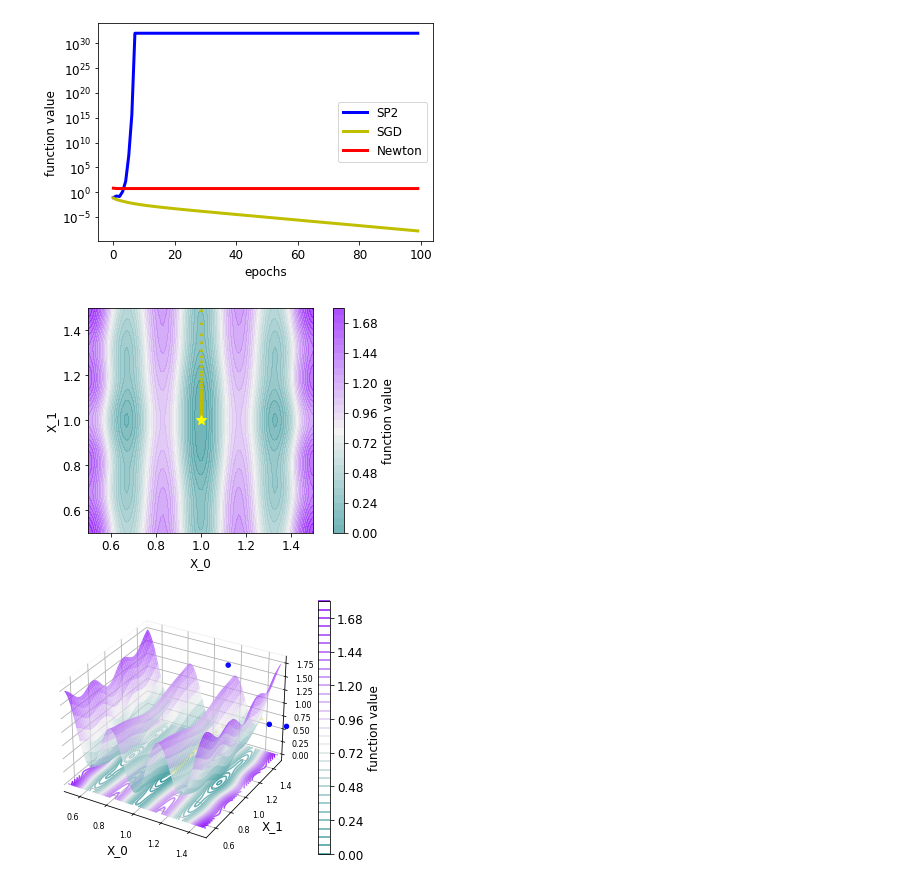
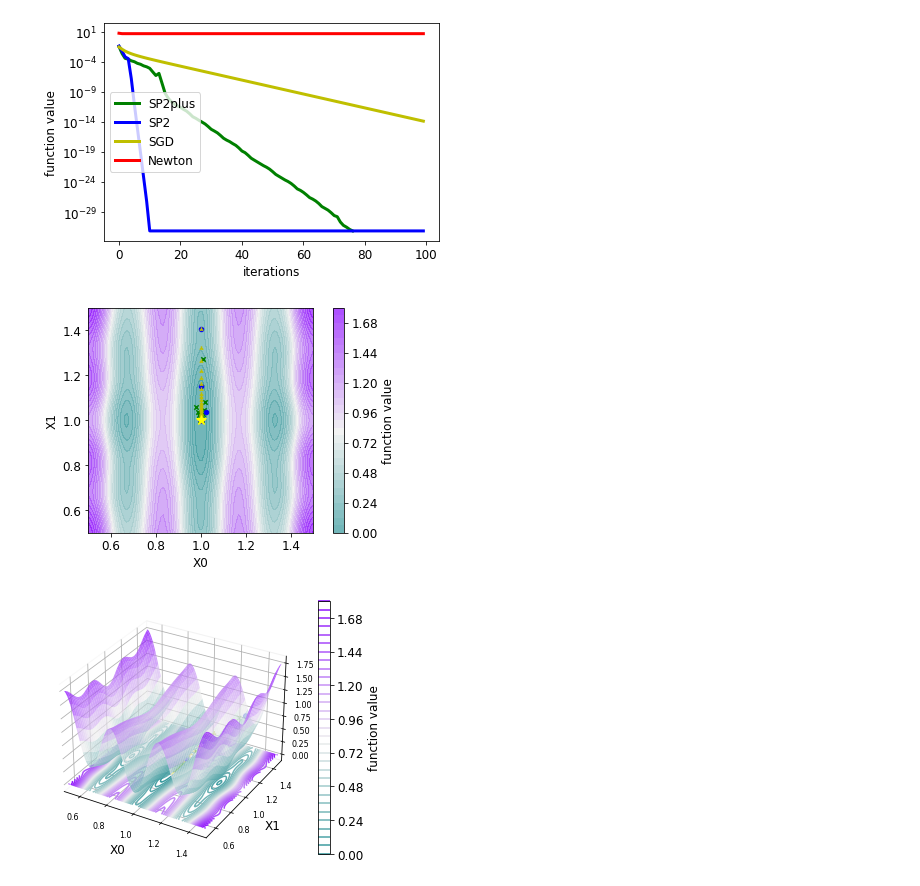
Before and after one commit to gowerrobert/sps_optimizers_with_martin_plots, a Jupyter notebook: 2D_examplesVisualization_rob_version.ipynb, the cells around one changed output. Saved outputs shown, nothing was run; the diff lists cells and outputs as text; code cells hidden in the pictures.

```diff
--- a/2D_examplesVisualization_rob_version.ipynb
+++ b/2D_examplesVisualization_rob_version.ipynb
@@ -117,9 +117,12 @@ def run_SP2(computeValue, epochs=20, d=2, lr =1.0, inner_steps = 10, x0=None):
                 wdiff = torch.sub(w,x)
                 hessvgrad = torch.autograd.functional.hvp(funci, x, wdiff, create_graph=True)[1]
                 with torch.no_grad():
-                    q = fi + torch.dot(grad,wdiff) +0.5*torch.dot(grad,hessvgrad)
+                    q = fi + torch.dot(grad,wdiff) +0.5*torch.dot(wdiff,hessvgrad)
                     nablaq = torch.add(grad,hessvgrad)
-                    w.sub_(nablaq , alpha = q/torch.norm(nablaq)**2)
+                    nablaqnorm = torch.norm(nablaq)
+                    if nablaqnorm <1e-22:
+                        break
+                    w.sub_(nablaq , alpha = lr*q/nablaqnorm**2)
             with torch.no_grad():
                 # x = torch.clone(w)
                 x = w
@@ -210,17 +213,17 @@ font = {'size'   : 12}
 import matplotlib
 matplotlib.rc('font', **font)
 
-def plot_level_set_results(bench_function, x_lists,  styles):
-    labels = ['SP2', 'SGD', 'Newton']
-    colors = ['b', 'y', 'r']
-    markers = ["o", "2" , "P"]
+def plot_level_set_results(bench_function, x_lists):
+    labels = ['SP2plus', 'SP2', 'SGD', 'Newton']
+    colors = ['g', 'b', 'y', 'r']
+    markers = ["x", "o", "2" , "P"]
     # bench.plot_3d(thevenot, n_space=100, ax=None,show=False)
     bench.plot_2d(bench_function, n_space=100, ax=None, show=False)
     X_domain, Y_domain = bench_function.input_domain
     X_min, minimum = bench_function.get_global_minimum(2)
     plt.plot(X_min[0],X_min[1],'*', markersize=10, color='yellow')
     for x_list, color, marker, label in zip(x_lists, colors, markers, labels):
-        plt.scatter(x_list[0],x_list[1], s=15, label = label, zorder=1, color = color, marker=marker)
+        plt.scatter(x_list[0],x_list[1], s=20, label = label, zorder=1, color = color, marker=marker)
     plt.xlim(X_domain)
     plt.ylim(Y_domain)
     plt.tight_layout()
@@ -236,33 +239,36 @@ def plot_level_set_results(bench_function, x_lists,  styles):
     plt.tight_layout()
     plt.show()
 
-def plot_function_values(SP2_fval, SGD_fval, newt_fval):
+def plot_function_values(SP2plus_fval, SP2_fval, SGD_fval, newt_fval ):
     # ['bs', 'yd','r+']
     linewidth =3
-    plt.plot(SP2_fval, 'b' , label='SP2', linewidth=linewidth )
+    plt.plot(SP2plus_fval, 'g' , label='SP2plus', linewidth=linewidth )
+    plt.plot(SP2_fval, 'b', label='SP2', linewidth=linewidth)
     plt.plot(SGD_fval, 'y', label='SGD', linewidth=linewidth )
     plt.plot(newt_fval, 'r', label='Newton', linewidth=linewidth)
+
     plt.ylabel('function value')
-    plt.xlabel('epochs')
+    plt.xlabel('iterations')
     plt.yscale('log')
     plt.legend()
     plt.show()
 # %%
 d=2
 epochs = 100
 x0 = torch.ones(d, requires_grad=True).double() *2.0
 fi = LevyN13_i
 ffull  = bench.function.LevyN13(d)
-# SP2_x_list, SP2_fval  =run_SP2plus(fi, epochs=epochs, x0=x0, d=d, lr=0.5)
-SP2_x_list, SP2_fval  =run_SP2(fi, epochs=epochs, x0=x0, d=d, lr=0.5)
-SGD_x_list, SGD_fval  =run_SGD(fi, epochs=epochs, x0=x0, d=d, lr=0.5)
-newt_x_list, newt_fval=run_newton(fi, epochs=epochs, x0=x0, d=d, lr=0.5)
-plot_function_values(SP2_fval, SGD_fval, newt_fval)
-plot_level_set_results(ffull,[SP2_x_list, SGD_x_list, newt_x_list], ['bs', 'yd','r+'])
+# SP2_x_list, SP2_fval  =run_SP2plus(fi, epochs=epochs, x0=x0, d=d, lr=0.5) SP2plus_fval, SP2_fval
+SP2plus_x_list, SP2plus_fval  =run_SP2plus(fi, epochs=epochs, x0 = x0, d=d, lr=1.0)
+SP2_x_list, SP2_fval  =run_SP2(fi, epochs=epochs, x0 = x0, d=d, lr=1.0)
+SGD_x_list, SGD_fval  =run_SGD(fi, epochs=epochs, x0 = x0,d=d, lr=1.0)
+newt_x_list, newt_fval=run_newton(fi, epochs=epochs, x0 = x0, d=d, lr=1.0)
+plot_function_values(SP2plus_fval, SP2_fval, SGD_fval, newt_fval)
+plot_level_set_results(ffull,[SP2plus_x_list, SP2_x_list, SGD_x_list, newt_x_list] )
 # %% [output]
-[figure, old version]
+[figure, new version]
-[figure, old version]
+[figure, new version]
-[figure, old version]
+[figure, new version]
 # %%
 d=2
 epochs = 200
```
Also changed, not shown: parts of 3 cells of this notebook.
